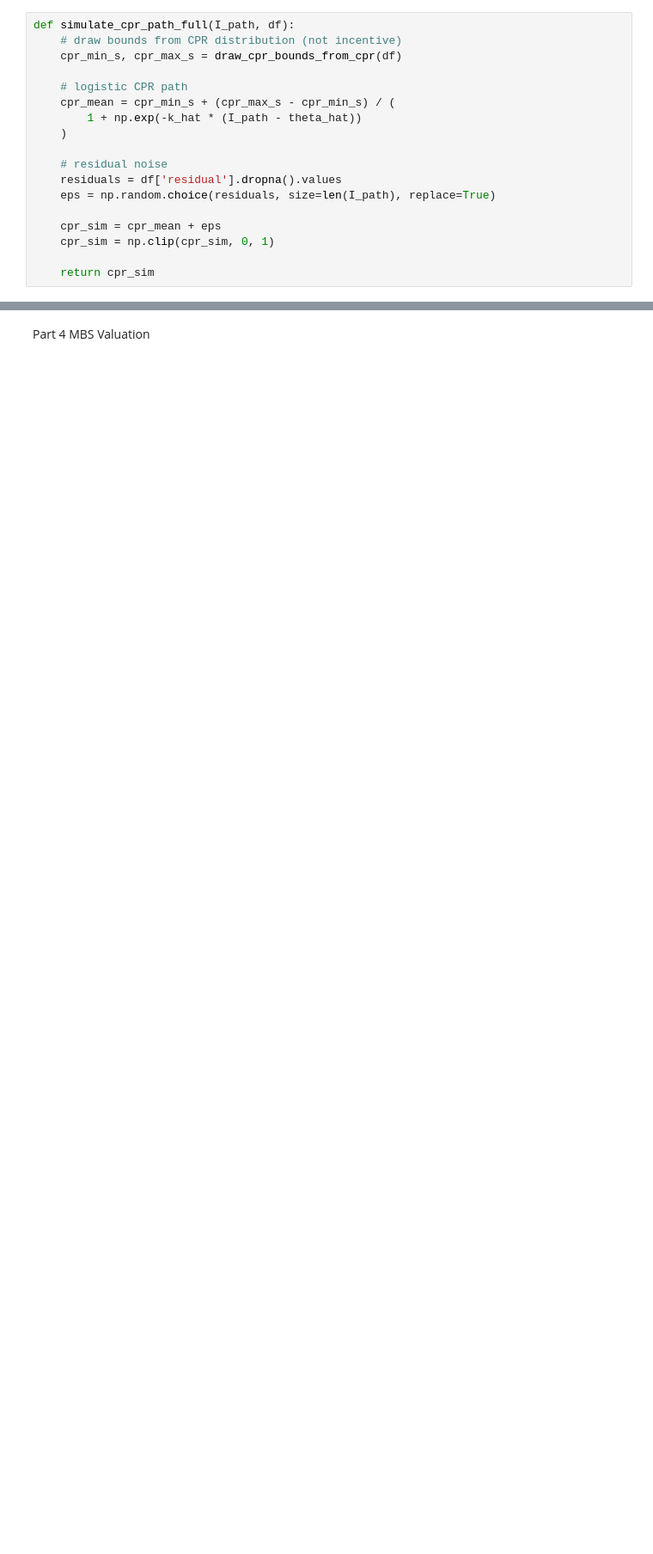
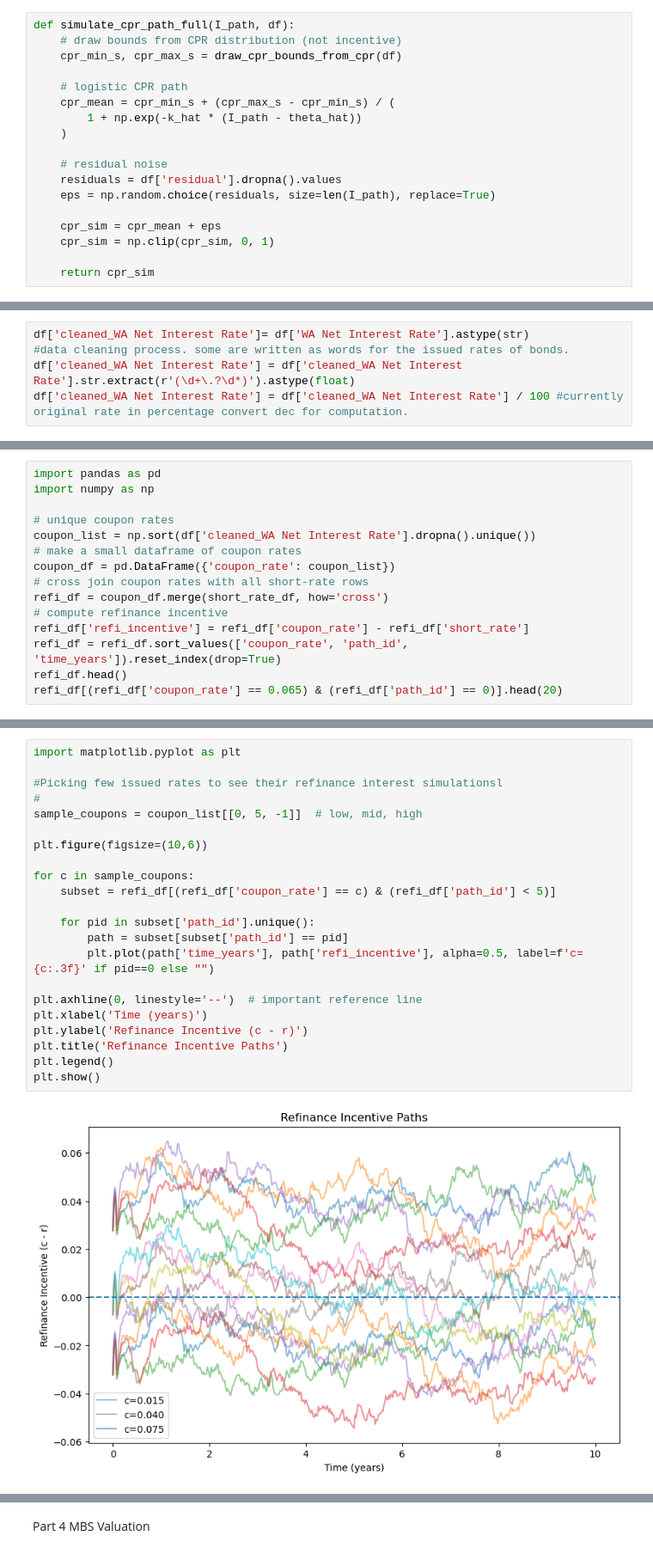
Before and after one commit to chloelinrq/STAT5030_Numerical_Methods_Group_Project, a Jupyter notebook: main.ipynb, the cells around one changed output, grey strips where cells are left out. Shown at 86% size. Saved outputs shown, nothing was run; the diff lists cells and outputs as text; blank space fills up the shorter version.

```diff
--- a/main.ipynb
+++ b/main.ipynb
@@ -912,0 +945,5 @@ CPR_max 5/95: [0.04606861 0.04658295]
+# %%
+df['cleaned_WA Net Interest Rate']= df['WA Net Interest Rate'].astype(str)
+#data cleaning process. some are written as words for the issued rates of bonds.
+df['cleaned_WA Net Interest Rate'] = df['cleaned_WA Net Interest Rate'].str.extract(r'(\d+\.?\d*)').astype(float)
+df['cleaned_WA Net Interest Rate'] = df['cleaned_WA Net Interest Rate'] / 100 #currently original rate in percentage convert dec for computation.
@@ -912,0 +957,15 @@ CPR_max 5/95: [0.04606861 0.04658295]
+# %%
+import pandas as pd
+import numpy as np
+
+# unique coupon rates
+coupon_list = np.sort(df['cleaned_WA Net Interest Rate'].dropna().unique())
+# make a small dataframe of coupon rates
+coupon_df = pd.DataFrame({'coupon_rate': coupon_list})
+# cross join coupon rates with all short-rate rows
+refi_df = coupon_df.merge(short_rate_df, how='cross')
+# compute refinance incentive
+refi_df['refi_incentive'] = refi_df['coupon_rate'] - refi_df['short_rate']
+refi_df = refi_df.sort_values(['coupon_rate', 'path_id', 'time_years']).reset_index(drop=True)
+refi_df.head()
+refi_df[(refi_df['coupon_rate'] == 0.065) & (refi_df['path_id'] == 0)].head(20)
@@ -912,0 +996,24 @@ CPR_max 5/95: [0.04606861 0.04658295]
+# %%
+import matplotlib.pyplot as plt
+
+#Picking few issued rates to see their refinance interest simulationsl
+#
+sample_coupons = coupon_list[[0, 5, -1]]  # low, mid, high
+
+plt.figure(figsize=(10,6))
+
+for c in sample_coupons:
+    subset = refi_df[(refi_df['coupon_rate'] == c) & (refi_df['path_id'] < 5)]
+
+    for pid in subset['path_id'].unique():
+        path = subset[subset['path_id'] == pid]
+        plt.plot(path['time_years'], path['refi_incentive'], alpha=0.5, label=f'c={c:.3f}' if pid==0 else "")
+
+plt.axhline(0, linestyle='--')  # important reference line
+plt.xlabel('Time (years)')
+plt.ylabel('Refinance Incentive (c - r)')
+plt.title('Refinance Incentive Paths')
+plt.legend()
+plt.show()
+# %% [output]
+[figure, added]
```
Also changed, not shown: parts of 15 cells of this notebook.
